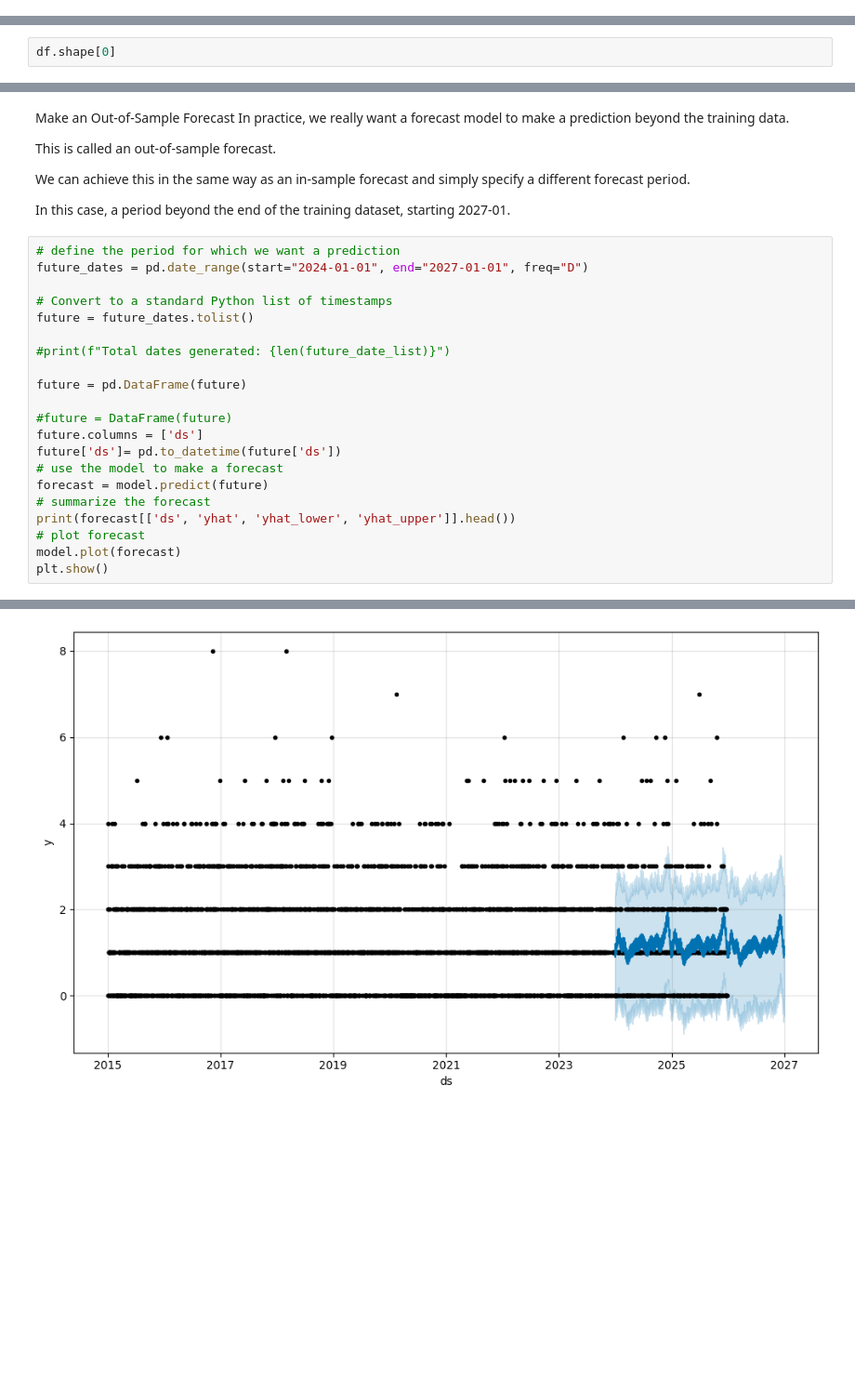
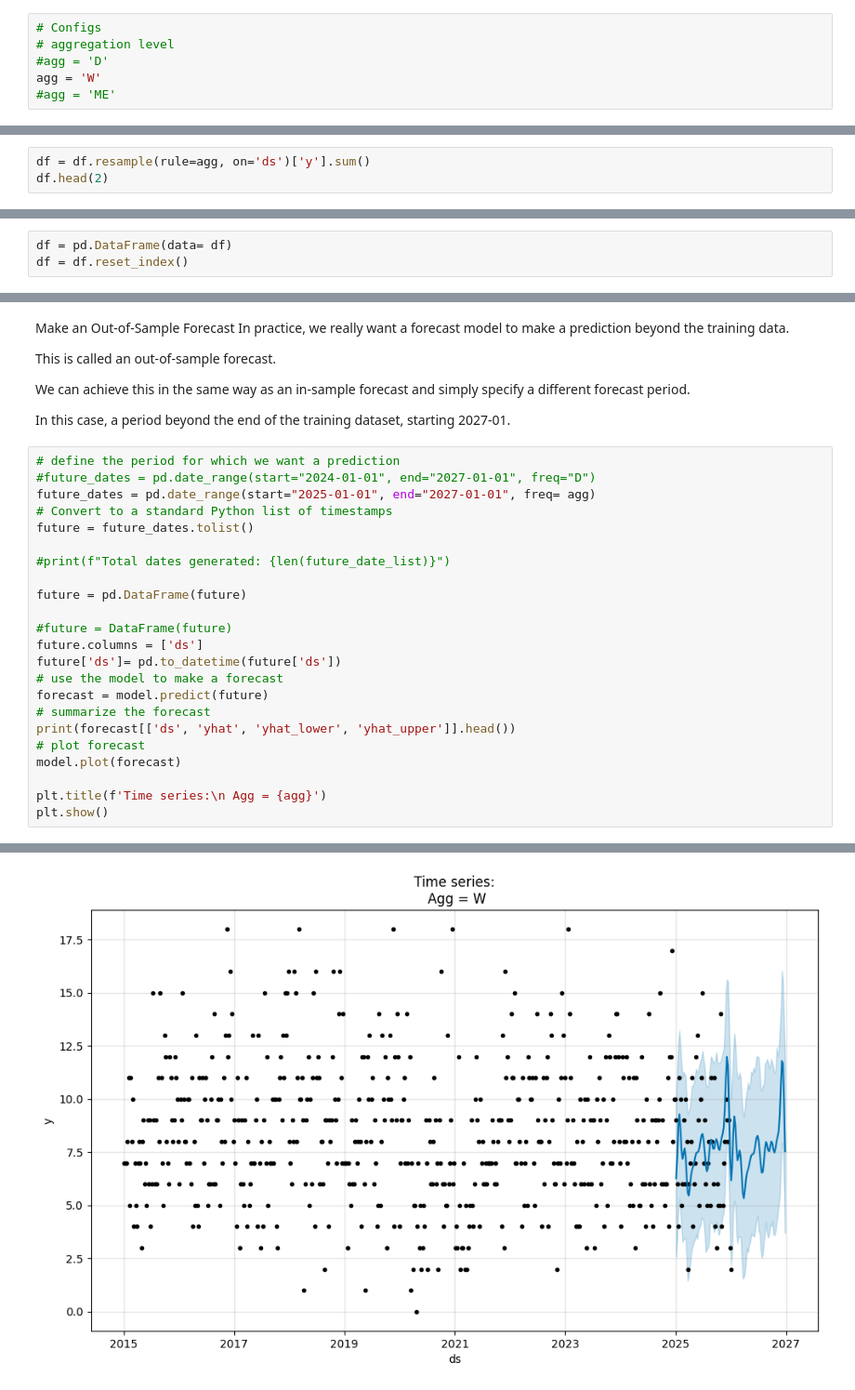
Before and after one commit to admason/C_Spark_Project_AM2, a Jupyter notebook: fb_Prophet_tutorial_AM2_RTC.ipynb, the cells around one changed output, grey strips where cells are left out. Shown at 93% size. Drawn from its saved outputs; the diff is of its cells as text; blank space fills up the shorter version.

```diff
--- a/fb_Prophet_tutorial_AM2_RTC.ipynb
+++ b/fb_Prophet_tutorial_AM2_RTC.ipynb
@@ -1,5 +1,11 @@
 # %% [markdown]
 https://machinelearningmastery.com/time-series-forecasting-with-prophet-in-python/
+# %%
+# Configs
+# aggregation level
+#agg = 'D'
+agg = 'W'
+#agg = 'ME'
 # %%
 import pandas as pd
 import numpy as np
@@ -95,5 +100,6 @@ A forecast is made by calling the predict() function and passing a DataFrame tha
 
 There are many ways to create this “forecast” DataFrame. In this case, we will loop over one year of dates, e.g. the last 12 months in the dataset, and create a string for each month. We will then convert the list of dates into a DataFrame and convert the string values into date-time objects.
 # %%
-df.shape[0]
+df = df.resample(rule=agg, on='ds')['y'].sum()
+df.head(2)
 # %% [output]
@@ -100,0 +141,3 @@ df.shape[0]
+# %%
+df = pd.DataFrame(data= df)
+df = df.reset_index()
@@ -295,8 +334,8 @@ We can achieve this in the same way as an in-sample forecast and simply specify
 In this case, a period beyond the end of the training dataset, starting 2027-01.
 # %%
 # define the period for which we want a prediction
-future_dates = pd.date_range(start="2024-01-01", end="2027-01-01", freq="D")
-
+#future_dates = pd.date_range(start="2024-01-01", end="2027-01-01", freq="D")
+future_dates = pd.date_range(start="2025-01-01", end="2027-01-01", freq= agg)
 # Convert to a standard Python list of timestamps
 future = future_dates.tolist()
 
@@ -313,6 +352,8 @@ forecast = model.predict(future)
 print(forecast[['ds', 'yhat', 'yhat_lower', 'yhat_upper']].head())
 # plot forecast
 model.plot(forecast)
+
+plt.title(f'Time series:\n Agg = {agg}')
 plt.show()
 # %% [output]
           ds      yhat  yhat_lower  yhat_upper
@@ -324 +365 @@ plt.show()
-[figure, old version]
+[figure, new version]
```
Also changed, not shown: parts of 23 cells of this notebook.
